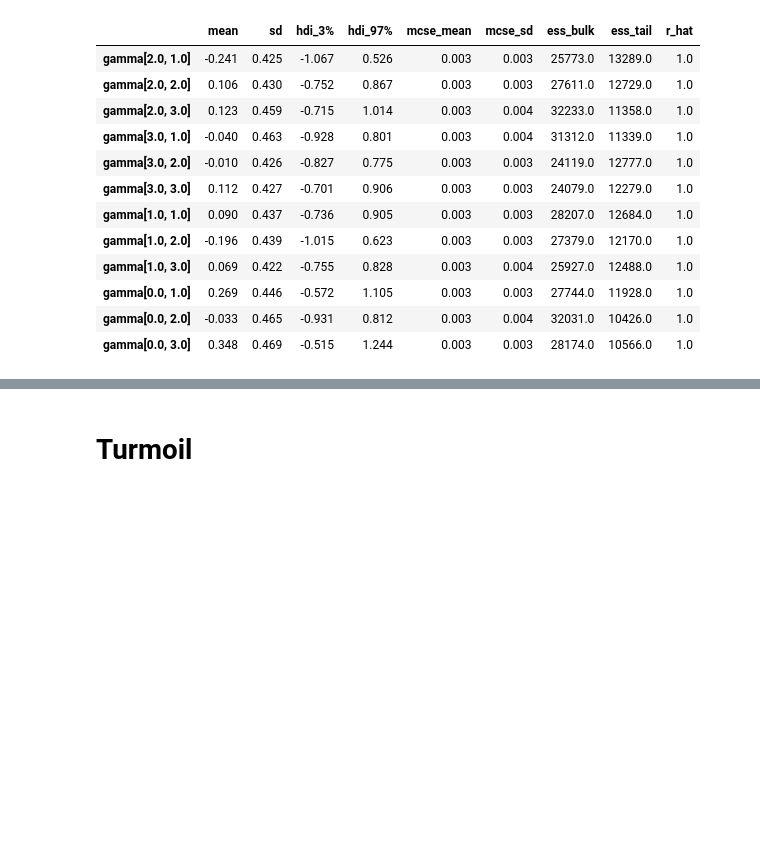
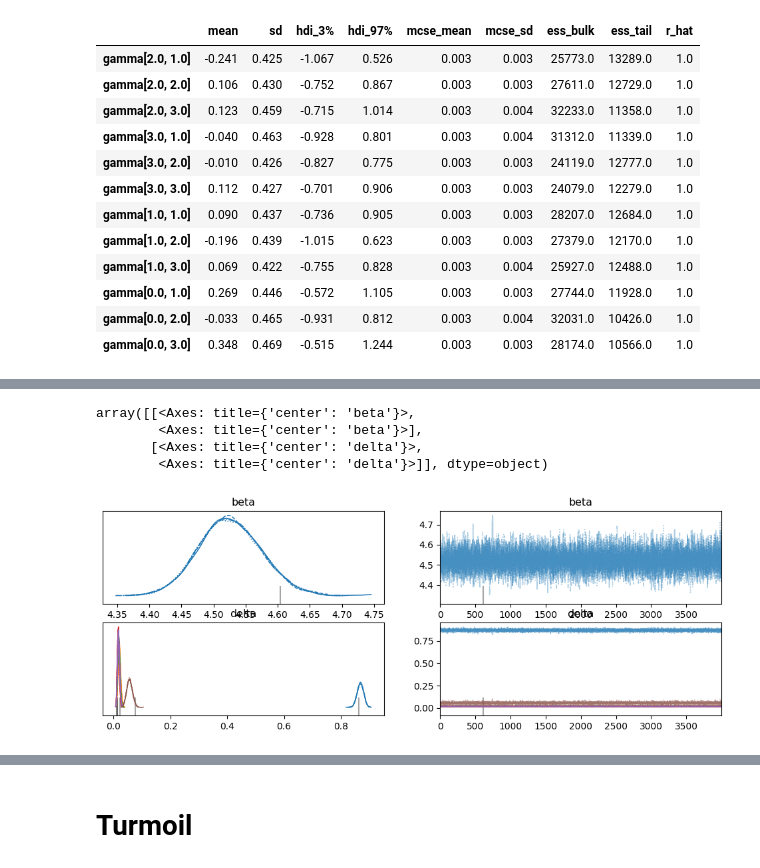
Before and after one commit to TheJarmanitor/msc_thesis, a Jupyter notebook: data_analysis.ipynb, the cells around one changed output, grey strips where cells are left out. Cells and saved outputs as stored; diff of their text form; code cells hidden in the pictures; blank space fills up the shorter version.

```diff
--- a/data_analysis.ipynb
+++ b/data_analysis.ipynb
@@ -27,3 +28,7 @@ pxi_df
 | 92 | P011 | WordZapper | 3.0 | 2.0 | 1.0 | slightly disagree | Disagree | Disagree | Disagree | Disagree | ... |
 | 93 | P011 | Boxing | 3.0 | 0.0 | 3.0 | Agree | Agree | Strongly Agree | Strongly Agree | Strongly Agree | ... |
 94 rows × 18 columns
+# %%
+logs_df = pd.read_csv(r"data/atari_logs.csv").drop("Unnamed: 0", axis=1)
+
+logs_df.head()
@@ -186,0 +218,25 @@ gamma_summary_h3
+# %%
+grouped_box_df = logs_df[logs_df["game_name"]=="Boxing-v5"].groupby(["participant_id", "trial"]).max()
+
+box_score = grouped_box_df["ram_18"].reset_index()
+
+box_h2 = pd.merge(pxi_df_box, box_score, left_on=("participant_id", "trial"), right_on=("participant_id", "trial"), how="left")
+
+
+X = box_h2["pxi_CH"].str.lower().replace(pxi_id_to_number)
+
+y = box_h2["ram_18"]
+# %%
+with pm.Model() as mboxh2:
+    beta = pm.Normal('beta', 0,1)
+
+    delta = pm.Dirichlet("delta", np.repeat(20,6), shape=6)
+    delta_i = tt.concatenate([tt.zeros(1), delta])
+
+    CH = pm.Data("CH", X.values)
+
+    lambd = pm.Deterministic("phi", pm.math.exp(beta*(tt.cumsum(delta_i)[CH])))
+
+    S = pm.Poisson("S", mu=lambd, observed=y.values)
+
+    trace_box_h2 = pm.sample(4000, tune=2000, idata_kwargs={"log_likelihood": True}, random_seed=rng)
@@ -186,0 +251,8 @@ gamma_summary_h3
+# %%
+az.plot_trace(trace_box_h2,var_names=["beta","delta"])
+# %% [output]
+array([[<Axes: title={'center': 'beta'}>,
+        <Axes: title={'center': 'beta'}>],
+       [<Axes: title={'center': 'delta'}>,
+        <Axes: title={'center': 'delta'}>]], dtype=object)
+[figure, added]
```
Also changed, not shown: parts of 28 cells of this notebook, 1 other file.
